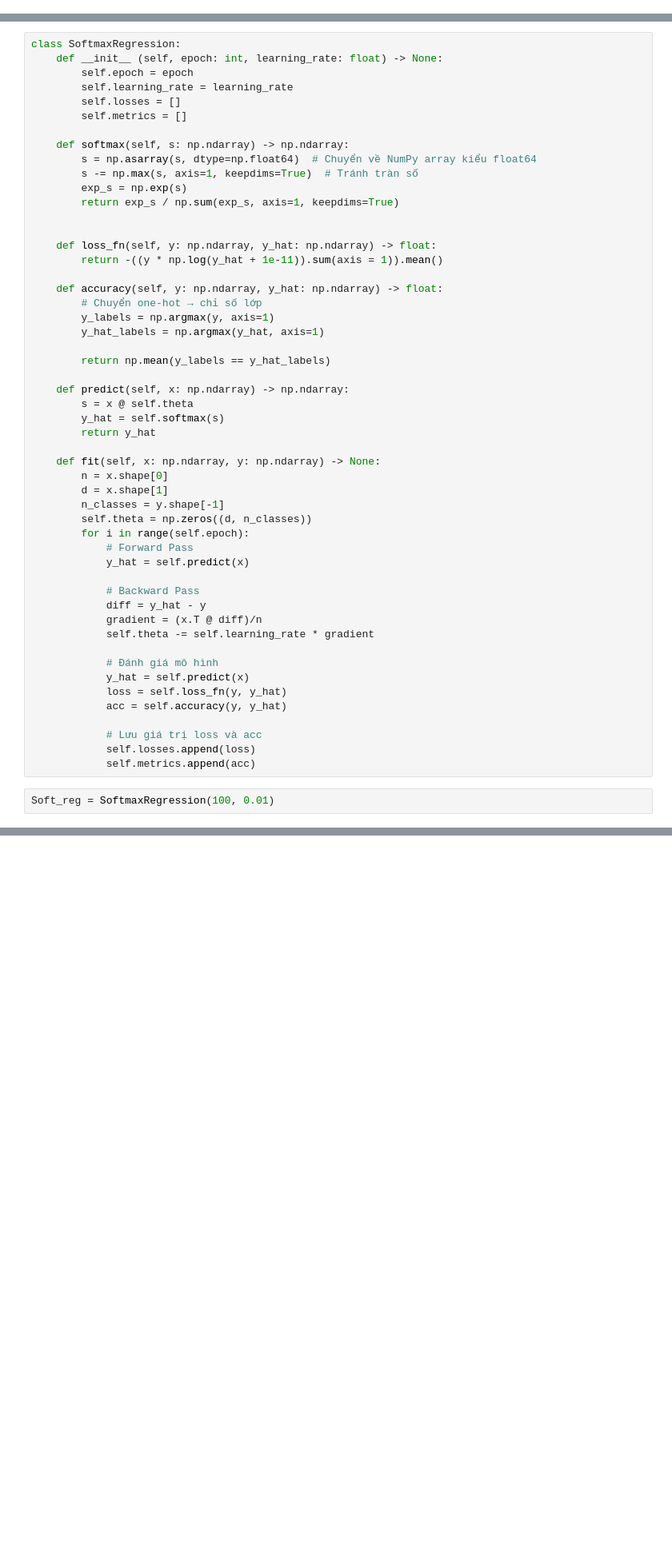
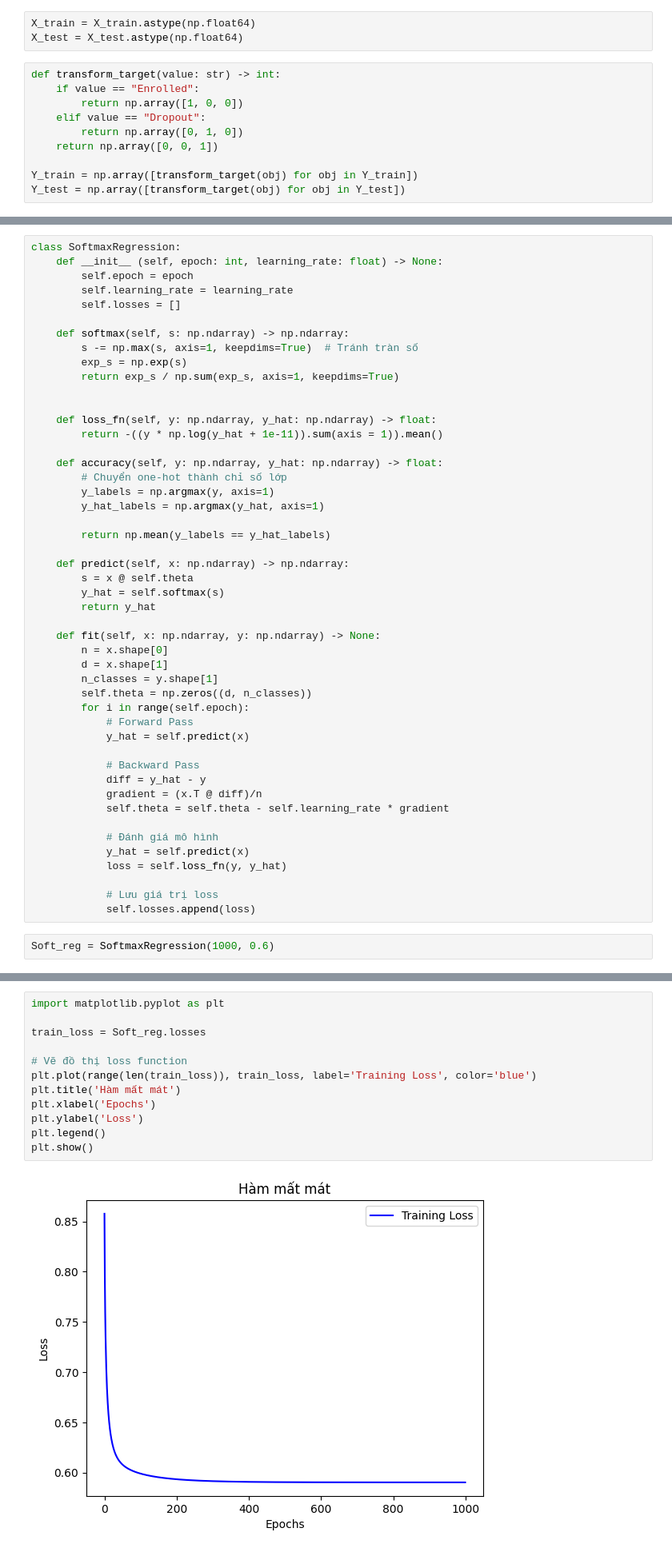
Before and after one commit to AnhThy3447/DS102_23521565_Lab2, a Jupyter notebook: SoftmaxRegression.ipynb, the cells around one changed output, grey strips where cells are left out. Shown at 80% size. Drawn from its saved outputs; the diff is of its cells as text; blank space fills up the shorter version.

```diff
--- a/SoftmaxRegression.ipynb
+++ b/SoftmaxRegression.ipynb
@@ -134,3 +125,16 @@ Y_train, Y_test = train[:, -1].reshape(-1, 1), test[:, -1].reshape(-1, 1)
+# %%
+X_train = X_train.astype(np.float64)
+X_test = X_test.astype(np.float64)
+# %%
+def transform_target(value: str) -> int:
+    if value == "Enrolled":
+        return np.array([1, 0, 0])
+    elif value == "Dropout":
+        return np.array([0, 1, 0])
+    return np.array([0, 0, 1])
+
+Y_train = np.array([transform_target(obj) for obj in Y_train])
+Y_test = np.array([transform_target(obj) for obj in Y_test])
 # %%
 print('train:', X_train.shape, Y_train.shape)
 print('test:', X_test.shape, Y_test.shape)
@@ -145,10 +149,8 @@ class SoftmaxRegression:
         self.epoch = epoch
         self.learning_rate = learning_rate
         self.losses = []
-        self.metrics = []
 
     def softmax(self, s: np.ndarray) -> np.ndarray:
-        s = np.asarray(s, dtype=np.float64)  # Chuyển về NumPy array kiểu float64
         s -= np.max(s, axis=1, keepdims=True)  # Tránh tràn số
         exp_s = np.exp(s)
         return exp_s / np.sum(exp_s, axis=1, keepdims=True)
@@ -158,7 +160,7 @@ class SoftmaxRegression:
         return -((y * np.log(y_hat + 1e-11)).sum(axis = 1)).mean()
 
     def accuracy(self, y: np.ndarray, y_hat: np.ndarray) -> float:
-        # Chuyển one-hot → chỉ số lớp
+        # Chuyển one-hot thành chỉ số lớp
         y_labels = np.argmax(y, axis=1)
         y_hat_labels = np.argmax(y_hat, axis=1)
 
@@ -172,7 +174,7 @@ class SoftmaxRegression:
     def fit(self, x: np.ndarray, y: np.ndarray) -> None:
         n = x.shape[0]
         d = x.shape[1]
-        n_classes = y.shape[-1]
+        n_classes = y.shape[1]
         self.theta = np.zeros((d, n_classes))
         for i in range(self.epoch):
             # Forward Pass
@@ -181,17 +183,15 @@ class SoftmaxRegression:
             # Backward Pass
             diff = y_hat - y
             gradient = (x.T @ diff)/n
-            self.theta -= self.learning_rate * gradient
+            self.theta = self.theta - self.learning_rate * gradient
 
             # Đánh giá mô hình
             y_hat = self.predict(x)
             loss = self.loss_fn(y, y_hat)
-            acc = self.accuracy(y, y_hat)
 
-            # Lưu giá trị loss và acc
+            # Lưu giá trị loss
             self.losses.append(loss)
-            self.metrics.append(acc)
 # %%
-Soft_reg = SoftmaxRegression(100, 0.01)
+Soft_reg = SoftmaxRegression(1000, 0.6)
 # %%
 Soft_reg.fit(X_train, Y_train)
@@ -199,0 +207,14 @@ TypeError: unsupported operand type(s) for -: 'float' and 'tuple'
+# %%
+import matplotlib.pyplot as plt
+
+train_loss = Soft_reg.losses
+
+# Vẽ đồ thị loss function
+plt.plot(range(len(train_loss)), train_loss, label='Training Loss', color='blue')
+plt.title('Hàm mất mát')
+plt.xlabel('Epochs')
+plt.ylabel('Loss')
+plt.legend()
+plt.show()
+# %% [output]
+[figure, added]
```
Also changed, not shown: parts of 10 cells of this notebook, 1 other file.
